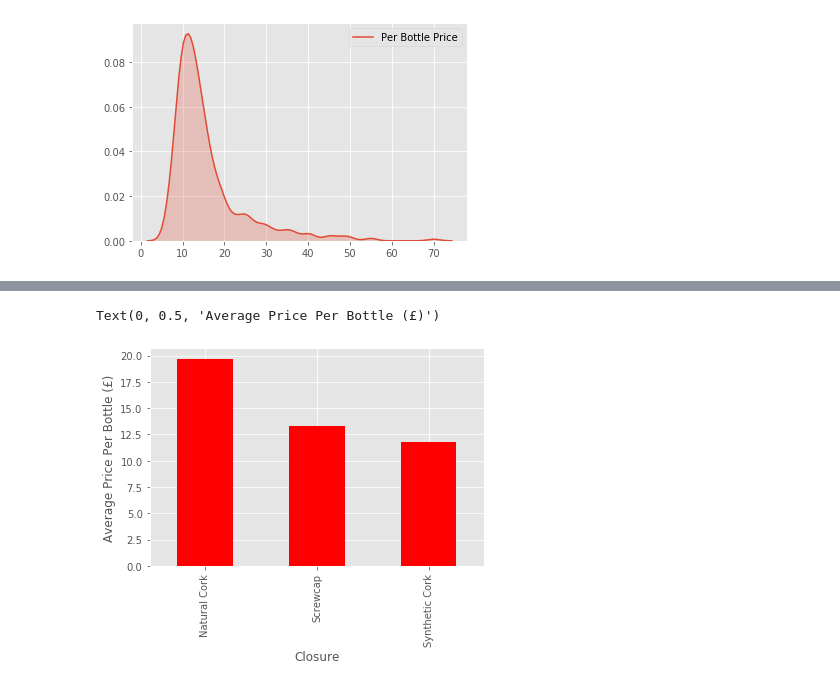
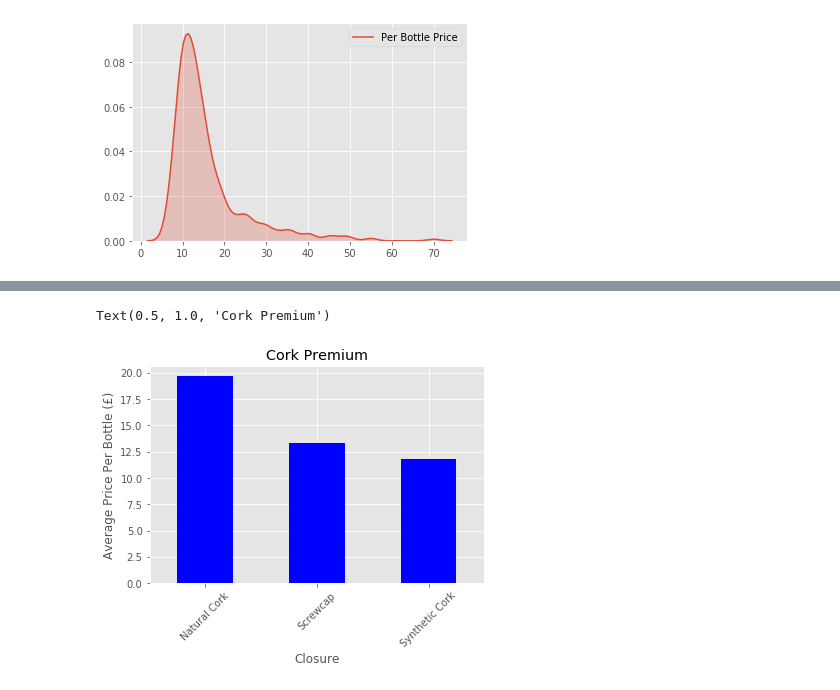
Before and after one commit to willponsonby/Majestic, a Jupyter notebook: Majestic_notebook.ipynb, the cells around one changed output, grey strips where cells are left out. Saved outputs shown, nothing was run; the diff lists cells and outputs as text; code cells hidden in the pictures.

```diff
--- a/Majestic_notebook.ipynb
+++ b/Majestic_notebook.ipynb
@@ -56,7 +56,3 @@ majestic_df['Percent Saved'] = round(majestic_df['Savings']/majestic_df['Per Bot
 copy['price_for_75cl'] = (copy['Per Bottle Price']/copy['Volume'])*75
 # %%
 majestic_df['price_for_75cl'] = (majestic_df['Per Bottle Price']/majestic_df['Volume'])*75
-# %%
-copy = copy.replace({'[]': 0})
-# %%
-copy['awards_num'] = copy['Awards']
@@ -177,8 +211,17 @@ copy[copy['Number of Reviewers']>600]
 # %%
-copy.groupby('Closure')['price_for_75cl'].mean().sort_values(ascending=False).plot.bar(color='r')
+copy.groupby('Closure')['price_for_75cl'].mean().sort_values(ascending=False).plot.bar(color='b')
 plt.ylabel('Average Price Per Bottle (£)')
+plt.xticks(rotation = 45)
+plt.title('Cork Premium')
+
+
+
+
+
+
+
 
 ### only 5 with synthetic corks
 # %% [output]
-Text(0, 0.5, 'Average Price Per Bottle (£)')
+Text(0.5, 1.0, 'Cork Premium')
-[figure, old version]
+[figure, new version]
```
Also changed, not shown: parts of 19 cells of this notebook.
